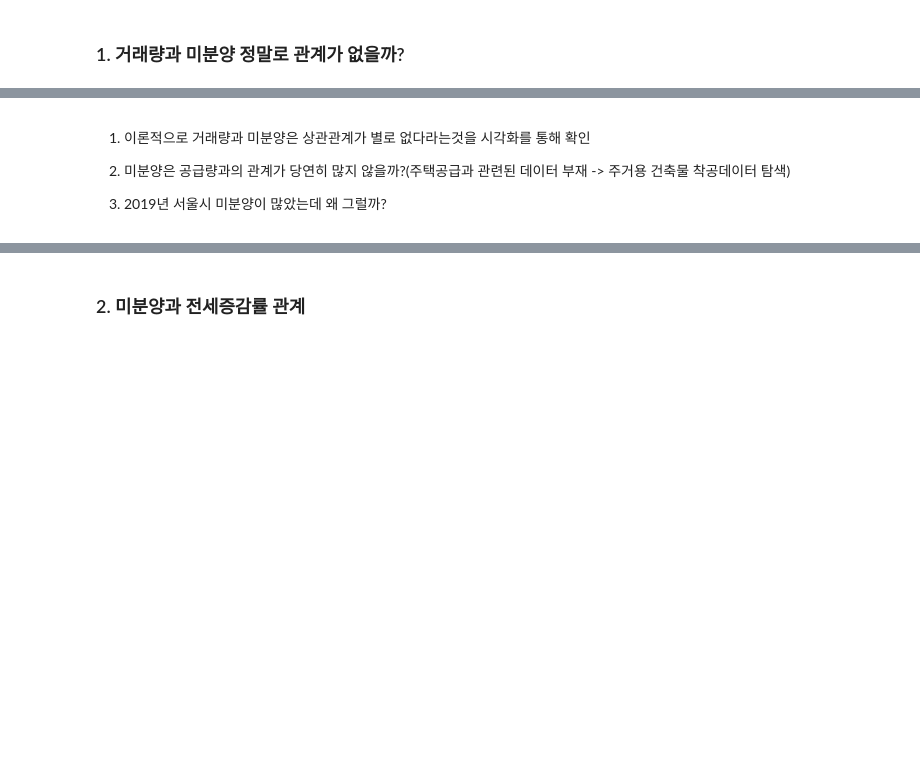
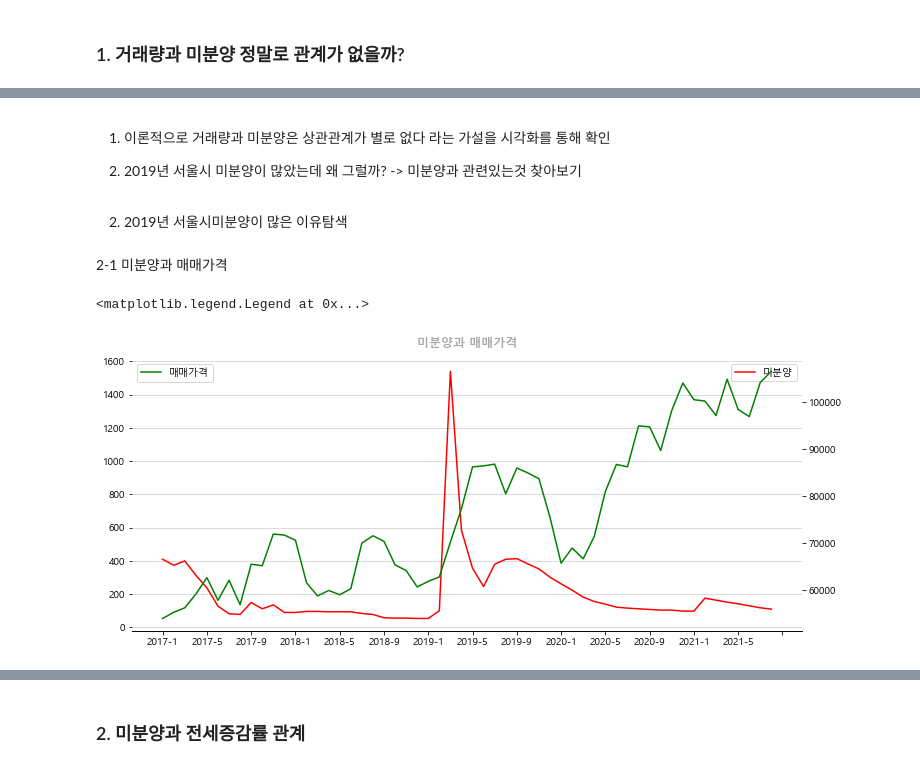
Before and after one commit to ljs7463/prop-tech, a Jupyter notebook: Real estate Analysis/ANALYSIS.ipynb, the cells around one changed output, grey strips where cells are left out. Drawn from its saved outputs; the diff is of its cells as text; code cells hidden in the pictures; blank space fills up the shorter version.

```diff
--- a/Real estate Analysis/ANALYSIS.ipynb
+++ b/Real estate Analysis/ANALYSIS.ipynb
@@ -122,6 +133,69 @@ plt.show()
 # %% [markdown]
-1. 이론적으로 거래량과 미분양은 상관관계가 별로 없다라는것을 시각화를 통해 확인
+1. 이론적으로 거래량과 미분양은 상관관계가 별로 없다 라는 가설을 시각화를 통해 확인
 
-2. 미분양은 공급량과의 관계가 당연히 많지 않을까?(주택공급과 관련된 데이터 부재 -> 주거용 건축물 착공데이터 탐색)
-
-3. 2019년 서울시 미분양이 많았는데 왜 그럴까?
+2. 2019년 서울시 미분양이 많았는데 왜 그럴까? -> 미분양과 관련있는것 찾아보기
+# %% [markdown]
+2. 2019년 서울시미분양이 많은 이유탐색
+# %% [markdown]
+2-1 미분양과 매매가격
+# %%
+# 미분양과 매매가격
+sql = f"""
+SELECT year,
+       month,
+       sum(unsold)
+FROM aide.unsold_sigungu
+WHERE sidoCode = '11'
+GROUP BY year, month;
+"""
+unsold = db.read_table(sql)
+unsold = unsold[:-3]
+unsold[['year','month']] = unsold[['year','month']].astype('str')
+unsold['date'] =  unsold['year']+'-'+unsold['month']
+unsold = unsold[:-4]
+
+# 월별로 확인
+sql = f"""
+SELECT contractYear,
+       contractMonth,
+       AVG(transactionPrice) AS transactionPrice
+FROM `aidepartners.aide.transaction_price_apartment_trading`
+WHERE pnuCode LIKE '11%' and contractYear >=2017
+GROUP BY contractYear, contractMonth
+ORDER BY contractYear, contractMonth;
+"""
+trading2 = bq.query(sql).to_dataframe()
+
+# 월별확인을 위한 date컬럼생성 및 2022년도 데이터 삭제
+trading2[['contractYear','contractMonth']] = trading2[['contractYear','contractMonth']].astype('str')
+trading2['date'] = trading2['contractYear'] + '-'+trading2['contractMonth']
+trading2 = trading2[:-9]
+trading2 = trading2[['date','transactionPrice']]
+
+#시각화
+fig, ax = plt.subplots(figsize = (12,5))
+ax.plot(unsold['date'], unsold['sum(unsold)'],color = 'red',label = '미분양')
+ax2 = ax.twinx()
+ax2.plot(trading2['date'], trading2['transactionPrice'],color = 'green',label = '매매가격')
+
+# xticks개수 조절
+ax.xaxis.set_major_locator(MaxNLocator(20))
+
+
+# 그리드 추가
+ax.grid(axis="y", c="lightgray") # "axis = 'x'" 는 x축 세로선 grid생성
+
+
+# 필요없는 선 제거
+ax.spines[["left", "top", "right"]].set_visible(False)
+ax2.spines[["left", "top", "right"]].set_visible(False)
+
+# 제목
+ax.set_title("미분양과 매매가격",
+             fontweight="bold", fontsize="large", color="darkgray", pad=12)# pad는 타이틀과 그림사이의 거리
+
+ax.legend()
+ax2.legend()
+# %% [output]
+<matplotlib.legend.Legend at 0x...>
+[figure, added]
```
Also changed, not shown: parts of 14 cells of this notebook.
